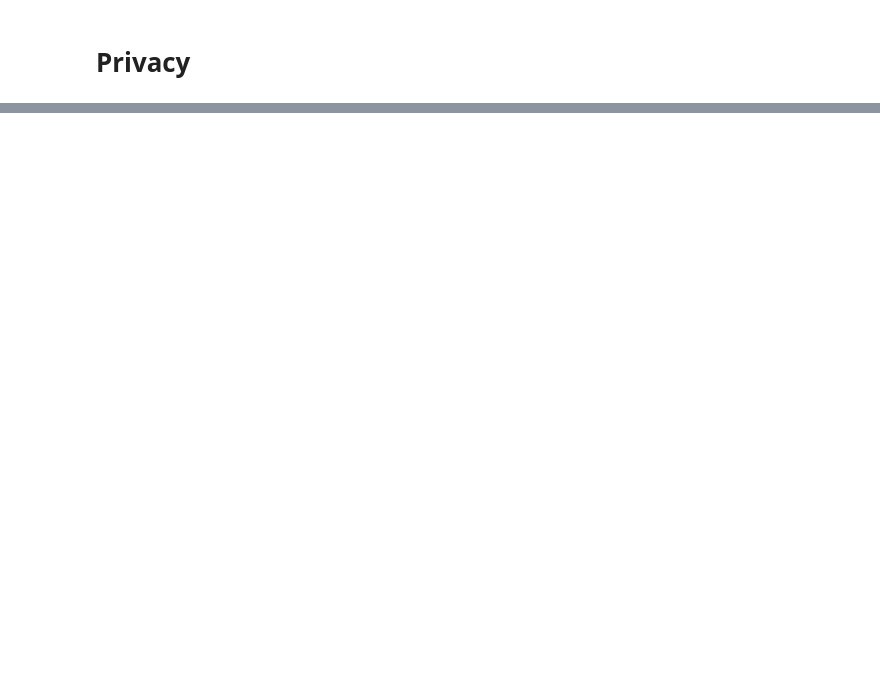
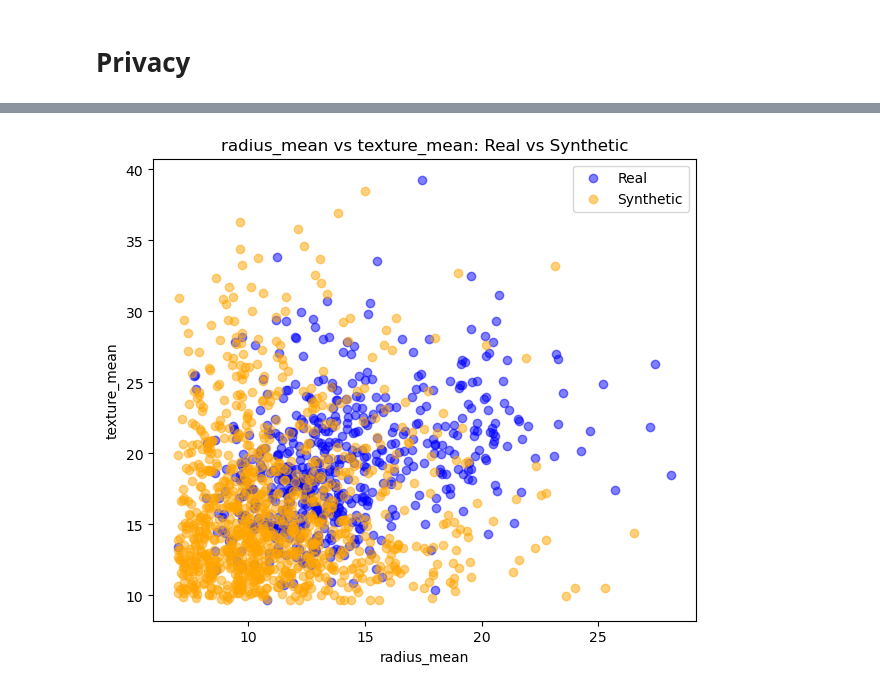
Before and after one commit to gopibattineni/Synthetic_Data_Evaluation-, a Jupyter notebook: SDV models - CopulaGAN.ipynb, the cells around one changed output, grey strips where cells are left out. Drawn from its saved outputs; the diff is of its cells as text; code cells hidden in the pictures; blank space fills up the shorter version.

```diff
--- a/SDV models - CopulaGAN.ipynb
+++ b/SDV models - CopulaGAN.ipynb
@@ -462,0 +601,16 @@ Average Nearest Neighbor Distance (Synthetic → Real): 7.3034
+# %%
+# Overlay 2D scatter (bivariate plot) for selected pair
+
+x = "radius_mean"
+y = "texture_mean"
+
+plt.figure(figsize=(7,6))
+plt.scatter(real_df[x], real_df[y], alpha=0.5, label="Real", color="blue")
+plt.scatter(synth_df[x], synth_df[y], alpha=0.5, label="Synthetic", color="orange")
+plt.xlabel(x)
+plt.ylabel(y)
+plt.legend()
+plt.title(f"{x} vs {y}: Real vs Synthetic")
+plt.show()
+# %% [output]
+[figure, added]
```
Also changed, not shown: parts of 21 cells of this notebook, 1 other file.
